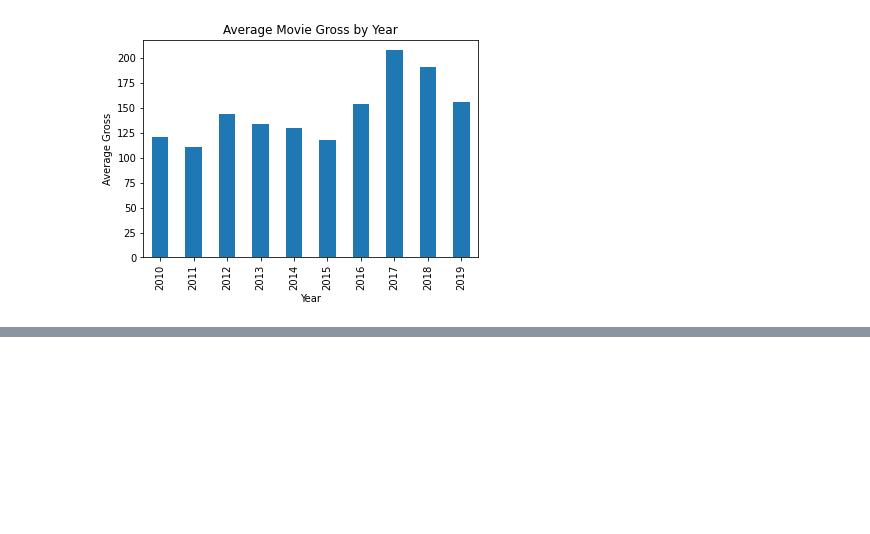
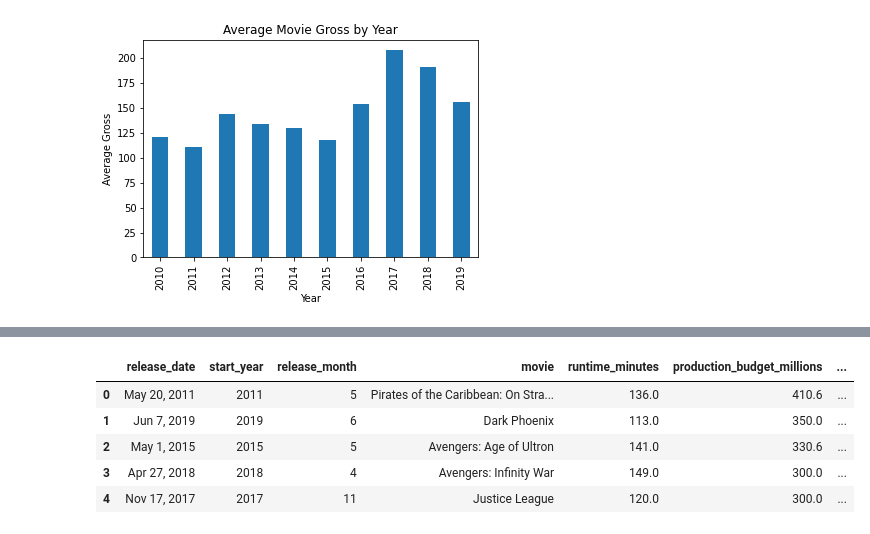
Before and after one commit to KenHoffman95/Movie-Box-Office-Predictor-, a Jupyter notebook: Data Cleaning and Feature Engineering.ipynb, the cells around one changed output, grey strips where cells are left out. Cells and saved outputs as stored; diff of their text form; code cells hidden in the pictures; blank space fills up the shorter version.

```diff
--- a/Data Cleaning and Feature Engineering.ipynb
+++ b/Data Cleaning and Feature Engineering.ipynb
@@ -831,3 +859,16 @@ df_movies['worldwide_gross_millions'].groupby(df_movies['Genre']).describe()
 | Thriller | 78.0 | 50.7 | 78.3 | 0.0 | 2.0 | 21.2 | 61.2 | 368.6 |
 | War | 17.0 | 57.8 | 96.3 | 0.1 | 0.6 | 10.0 | 76.1 | 330.8 |
 | Western | 11.0 | 104.7 | 154.9 | 0.0 | 0.6 | 8.4 | 207.4 | 449.9 |
+# %%
+genres = pd.get_dummies(df_movies.Genre).iloc[:, 1:]
+length = pd.get_dummies(df_movies.movie_length).iloc[:, 1:]
+df_movies = pd.concat([df_movies, genres, length], axis = 1)
+# %%
+df_movies.head()
+# %% [output]
+|  | release_date | start_year | release_month | movie | runtime_minutes | production_budget_millions | ... |
+| 0 | May 20, 2011 | 2011 | 5 | Pirates of the Caribbean: On Stra... | 136.0 | 410.6 | ... |
+| 1 | Jun 7, 2019 | 2019 | 6 | Dark Phoenix | 113.0 | 350.0 | ... |
+| 2 | May 1, 2015 | 2015 | 5 | Avengers: Age of Ultron | 141.0 | 330.6 | ... |
+| 3 | Apr 27, 2018 | 2018 | 4 | Avengers: Infinity War | 149.0 | 300.0 | ... |
+| 4 | Nov 17, 2017 | 2017 | 11 | Justice League | 120.0 | 300.0 | ... |
```
Also changed, not shown: parts of 7 cells of this notebook.
